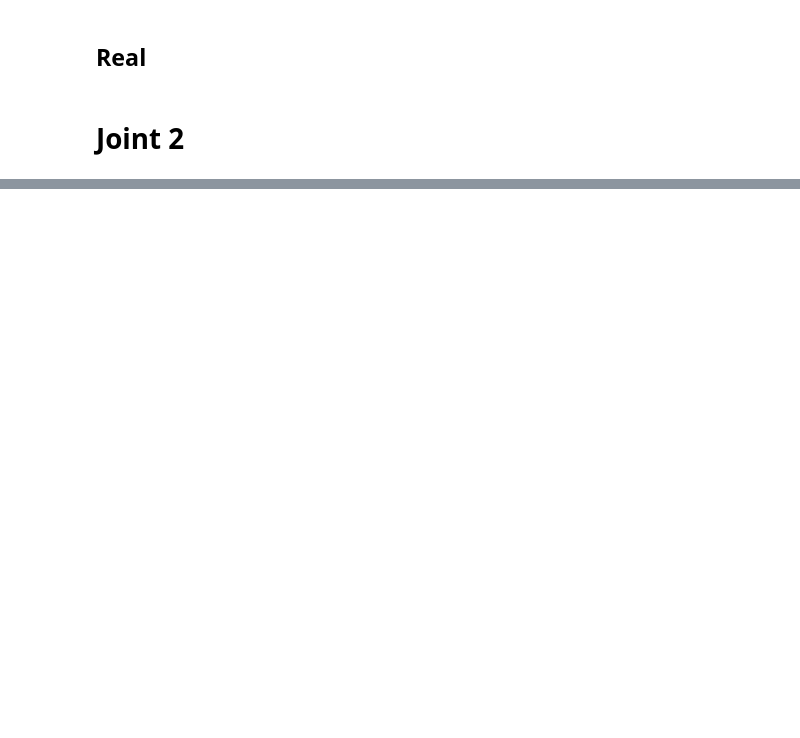
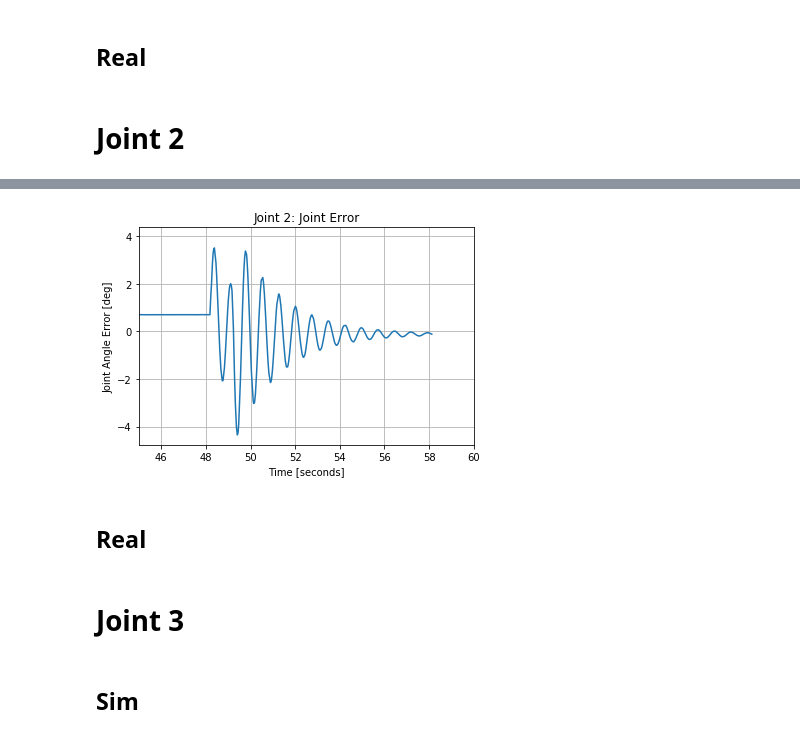
Before and after one commit to alonzolopez/bbot-master, a Jupyter notebook: rosbag/plot_joints.ipynb, the cells around one changed output, grey strips where cells are left out. Cells and saved outputs as stored; diff of their text form; code cells hidden in the pictures; blank space fills up the shorter version.

```diff
--- a/rosbag/plot_joints.ipynb
+++ b/rosbag/plot_joints.ipynb
@@ -112,0 +143,16 @@ plt.show()
+# %%
+plt.plot(j_time, j_error)
+plt.ylabel('Joint Angle Error [deg]')
+plt.xlabel('Time [seconds]')
+plt.title('Joint 2: Joint Error')
+plt.grid()
+plt.xlim(45, 60)
+plt.show()
+# %% [output]
+[figure, added]
+# %% [markdown]
+## Real
+# %% [markdown]
+# Joint 3
+# %% [markdown]
+## Sim
```
Also changed, not shown: parts of 30 cells of this notebook.
